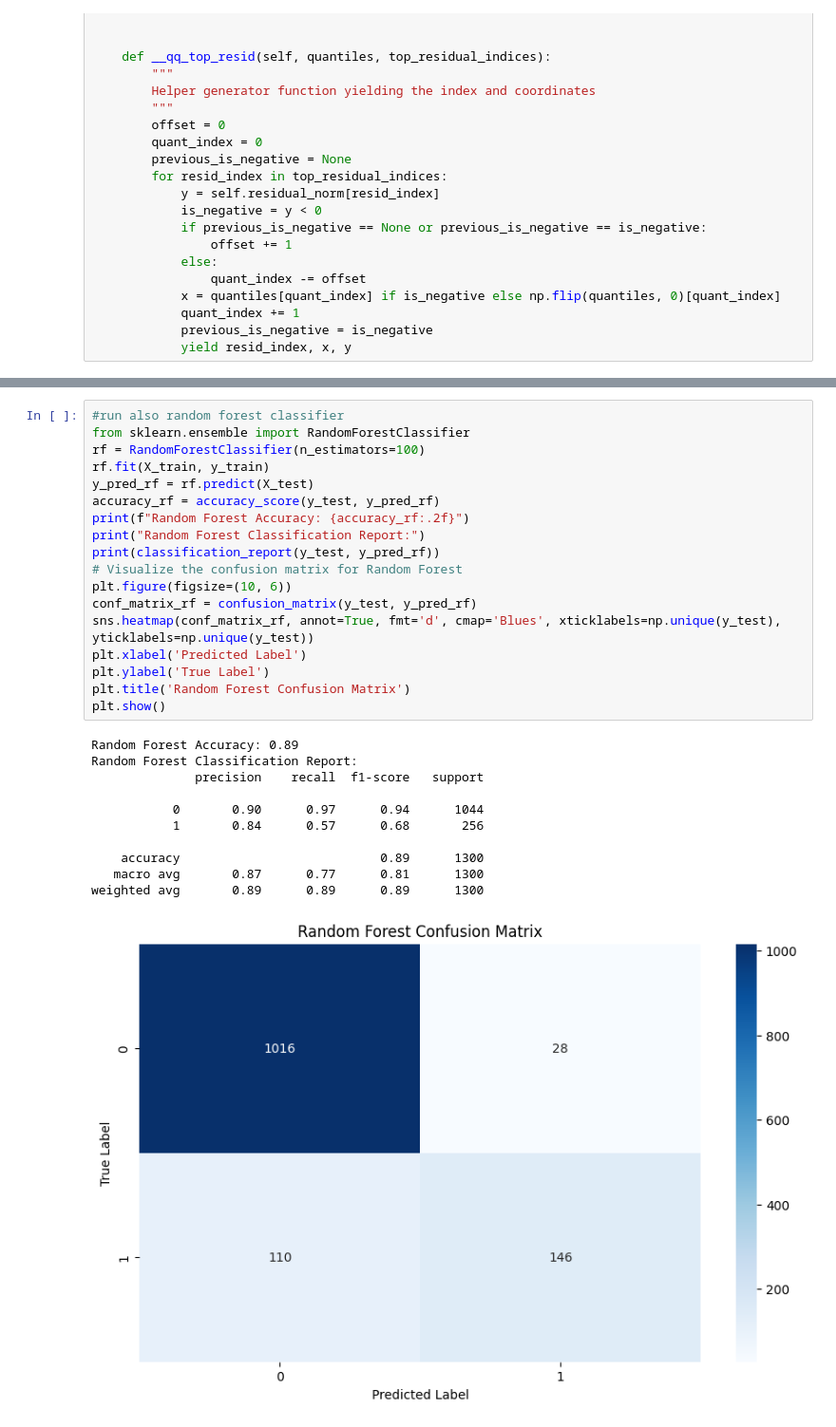
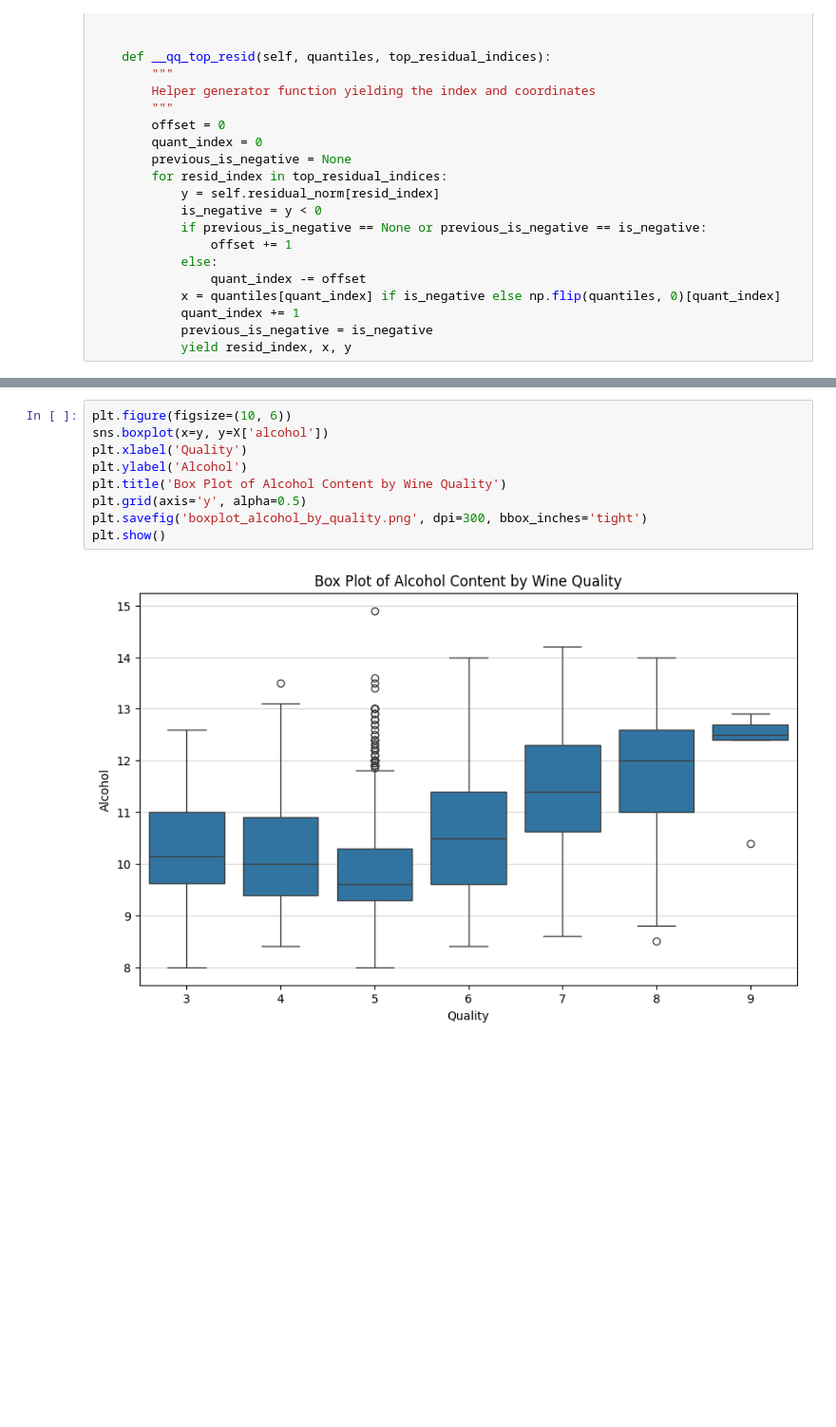
Before and after one commit to 2T1F/wine, a Jupyter notebook: explore.ipynb, the cells around one changed output, grey strips where cells are left out. Shown at 95% size. Drawn from its saved outputs; the diff is of its cells as text; blank space fills up the shorter version.

```diff
--- a/explore.ipynb
+++ b/explore.ipynb
@@ -732,30 +597,11 @@ weighted avg       0.82      0.78      0.79      1300
-# %%
-#run also random forest classifier
-from sklearn.ensemble import RandomForestClassifier
-rf = RandomForestClassifier(n_estimators=100)
-rf.fit(X_train, y_train)
-y_pred_rf = rf.predict(X_test)
-accuracy_rf = accuracy_score(y_test, y_pred_rf)
-print(f"Random Forest Accuracy: {accuracy_rf:.2f}")
-print("Random Forest Classification Report:")
-print(classification_report(y_test, y_pred_rf))
-# Visualize the confusion matrix for Random Forest
-plt.figure(figsize=(10, 6))
-conf_matrix_rf = confusion_matrix(y_test, y_pred_rf)
-sns.heatmap(conf_matrix_rf, annot=True, fmt='d', cmap='Blues', xticklabels=np.unique(y_test), yticklabels=np.unique(y_test))
-plt.xlabel('Predicted Label')
-plt.ylabel('True Label')
-plt.title('Random Forest Confusion Matrix')
-plt.show()
-# %% [output]
-Random Forest Accuracy: 0.89
-Random Forest Classification Report:
-              precision    recall  f1-score   support
-
-           0       0.90      0.97      0.94      1044
-           1       0.84      0.57      0.68       256
-
-    accuracy                           0.89      1300
-   macro avg       0.87      0.77      0.81      1300
-weighted avg       0.89      0.89      0.89      1300
-[figure, removed]
+# %%
+plt.figure(figsize=(10, 6))
+sns.boxplot(x=y, y=X['alcohol'])
+plt.xlabel('Quality')
+plt.ylabel('Alcohol')
+plt.title('Box Plot of Alcohol Content by Wine Quality')
+plt.grid(axis='y', alpha=0.5)
+plt.savefig('boxplot_alcohol_by_quality.png', dpi=300, bbox_inches='tight')
+plt.show()
+# %% [output]
+[figure, added]
```
Also changed, not shown: parts of 18 cells of this notebook, 10 other files.
